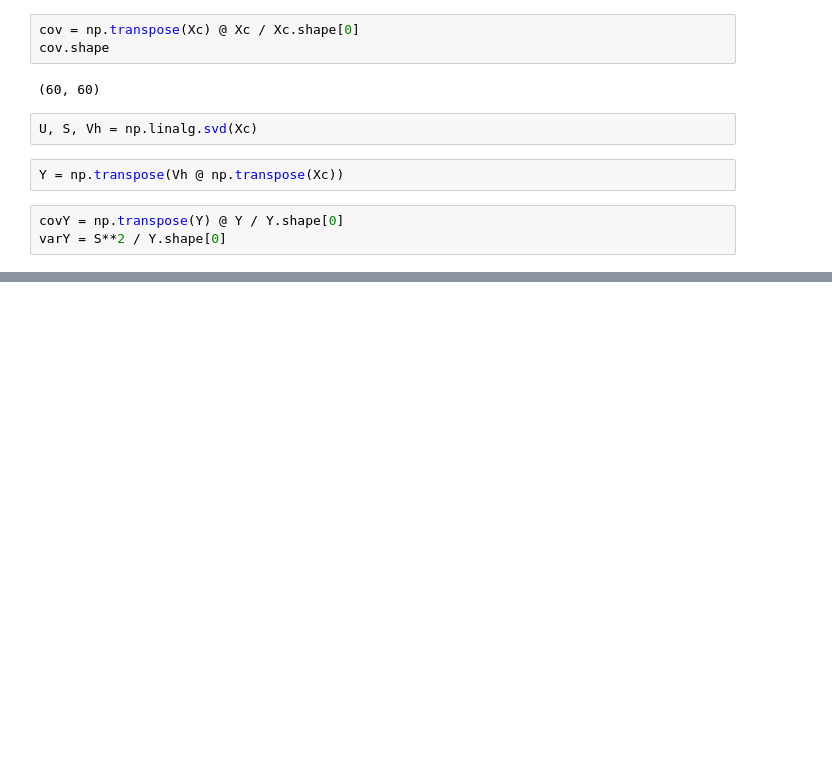
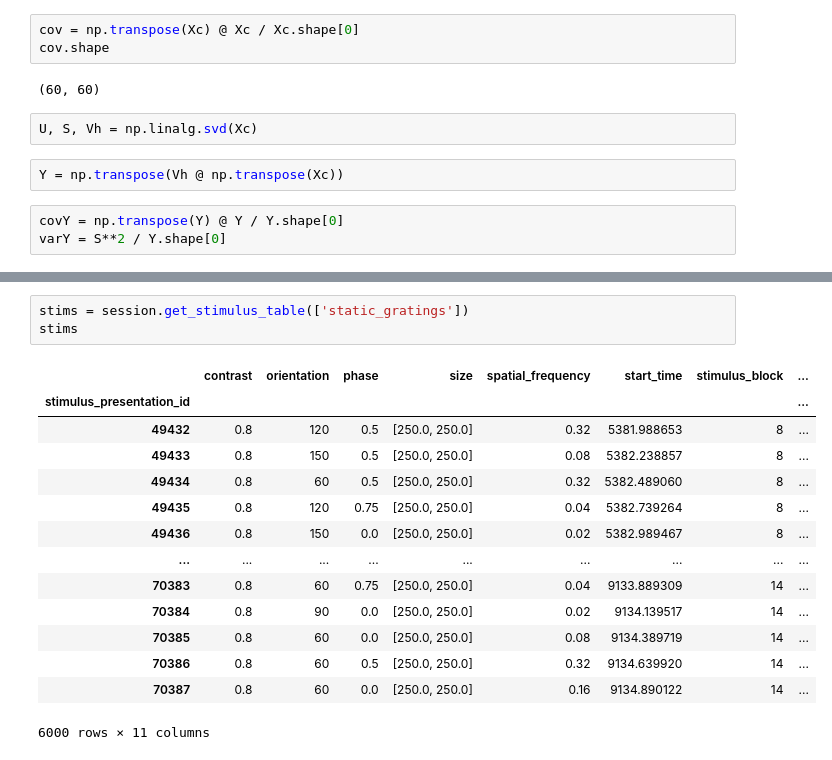
Before and after one commit to AlexTMallen/spectral-spectrum-sparse-analysis, a Jupyter notebook: allenSDK/visual_coding.ipynb, the cells around one changed output, grey strips where cells are left out. Cells and saved outputs as stored; diff of their text form; blank space fills up the shorter version.

```diff
--- a/allenSDK/visual_coding.ipynb
+++ b/allenSDK/visual_coding.ipynb
@@ -206,0 +260,18 @@ sum(a**2) / sum(a)**2
+# %%
+stims = session.get_stimulus_table(['static_gratings'])
+stims
+# %% [output]
+|  | contrast | orientation | phase | size | spatial_frequency | start_time | stimulus_block | ... |
+| stimulus_presentation_id |  |  |  |  |  |  |  | ... |
+| 49432 | 0.8 | 120 | 0.5 | [250.0, 250.0] | 0.32 | 5381.988653 | 8 | ... |
+| 49433 | 0.8 | 150 | 0.5 | [250.0, 250.0] | 0.08 | 5382.238857 | 8 | ... |
+| 49434 | 0.8 | 60 | 0.5 | [250.0, 250.0] | 0.32 | 5382.489060 | 8 | ... |
+| 49435 | 0.8 | 120 | 0.75 | [250.0, 250.0] | 0.04 | 5382.739264 | 8 | ... |
+| 49436 | 0.8 | 150 | 0.0 | [250.0, 250.0] | 0.02 | 5382.989467 | 8 | ... |
+| ... | ... | ... | ... | ... | ... | ... | ... | ... |
+| 70383 | 0.8 | 60 | 0.75 | [250.0, 250.0] | 0.04 | 9133.889309 | 14 | ... |
+| 70384 | 0.8 | 90 | 0.0 | [250.0, 250.0] | 0.02 | 9134.139517 | 14 | ... |
+| 70385 | 0.8 | 60 | 0.0 | [250.0, 250.0] | 0.08 | 9134.389719 | 14 | ... |
+| 70386 | 0.8 | 60 | 0.5 | [250.0, 250.0] | 0.32 | 9134.639920 | 14 | ... |
+| 70387 | 0.8 | 60 | 0.0 | [250.0, 250.0] | 0.16 | 9134.890122 | 14 | ... |
+6000 rows × 11 columns
```
Also changed, not shown: parts of 44 cells of this notebook.
